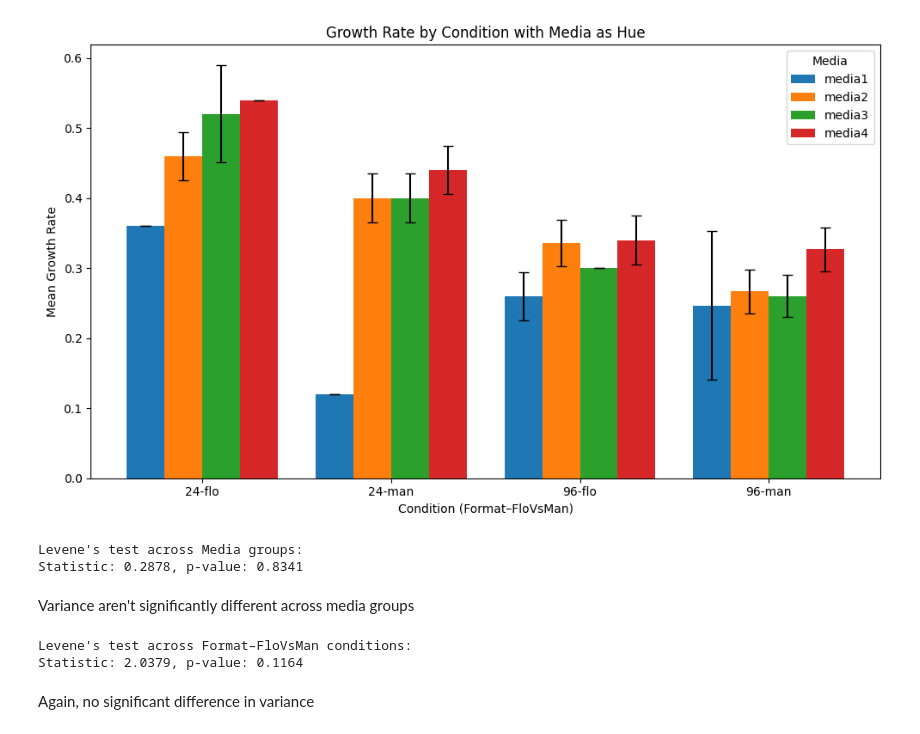
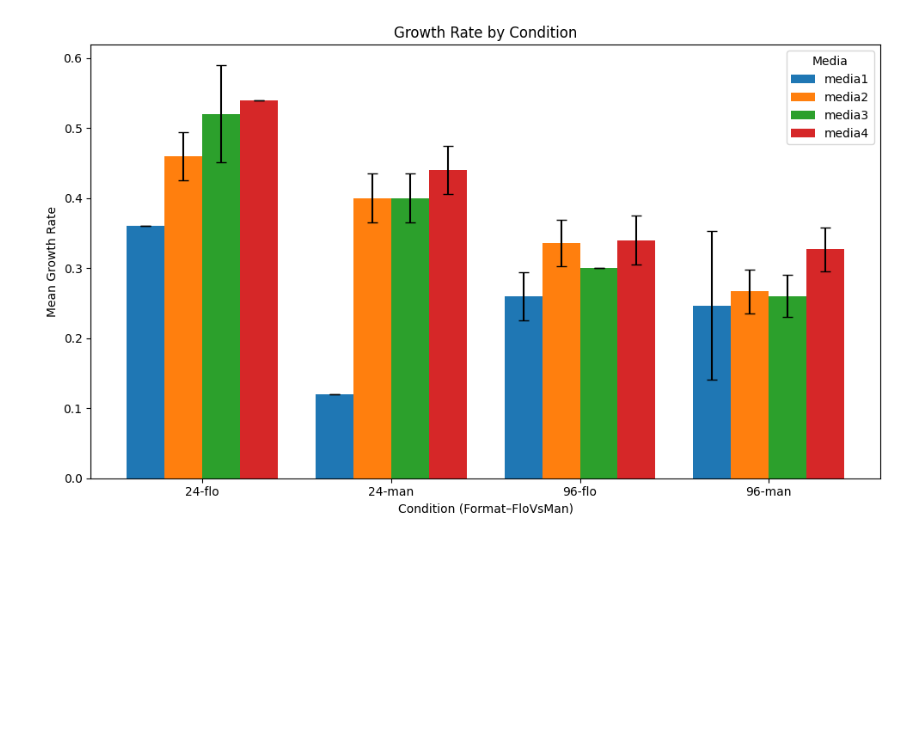
Before and after one commit to subarumuroi/Yarrowia_media_optimizer, a Jupyter notebook: Yarrowia Growth Rate Report Outputs.ipynb, the cells around one changed output. Cells and saved outputs as stored; diff of their text form; code cells hidden in the pictures; blank space fills up the shorter version.

```diff
--- a/Yarrowia Growth Rate Report Outputs.ipynb
+++ b/Yarrowia Growth Rate Report Outputs.ipynb
@@ -46,64 +46,31 @@ print(summary_stats)
 # %%
 # Make sure std + Condition exist
 summary_stats['Condition'] = summary_stats['Format'].astype(str) + "-" + summary_stats['FloVsMan']
 
 conds  = summary_stats['Condition'].unique()
 medias = summary_stats['Media'].unique()
 
 x = np.arange(len(conds))        # positions for conditions
 width = 0.8 / len(medias)        # distribute bars within each group
 
 plt.figure(figsize=(10,6))
 for i, media in enumerate(medias):
     sub = summary_stats[summary_stats['Media']==media]
     plt.bar(
         x + i*width,
         sub['mean'],
         width,
         label=f"{media}",
         yerr=sub['std'],
         capsize=4
     )
 
 plt.xticks(x + width*(len(medias)-1)/2, conds)
 plt.xlabel("Condition (Format–FloVsMan)")
 plt.ylabel("Mean Growth Rate")
-plt.title("Growth Rate by Condition with Media as Hue")
+plt.title("Growth Rate by Condition")
 plt.legend(title="Media")
 plt.tight_layout()
 plt.show()
 # %% [output]
-[figure, old version]
+[figure, new version]
-# %%
-from scipy.stats import levene
-
-# Group GrowthRate values by each Media group
-grouped_by_media = [group['GrowthRate'].values for name, group in df.groupby('Media')]
-
-# Perform Levene's test
-stat_media, p_media = levene(*grouped_by_media)
-
-print(f"Levene's test across Media groups:")
-print(f"Statistic: {stat_media:.4f}, p-value: {p_media:.4f}")
-# %% [output]
-Levene's test across Media groups:
-Statistic: 0.2878, p-value: 0.8341
-# %% [markdown]
-Variance aren't significantly different across media groups
-# %%
-# Create the 'Condition' column if it doesn’t already exist
-df['Condition'] = df['Format'].astype(str) + '-' + df['FloVsMan']
-
-# Group GrowthRate values by Condition
-grouped_by_condition = [group['GrowthRate'].values for name, group in df.groupby('Condition')]
-
-# Perform Levene's test
-stat_cond, p_cond = levene(*grouped_by_condition)
-
-print(f"Levene's test across Format–FloVsMan conditions:")
-print(f"Statistic: {stat_cond:.4f}, p-value: {p_cond:.4f}")
-# %% [output]
-Levene's test across Format–FloVsMan conditions:
-Statistic: 2.0379, p-value: 0.1164
-# %% [markdown]
-Again, no significant difference in variance
```
Also changed, not shown: parts of 14 cells of this notebook, 2 other files.
